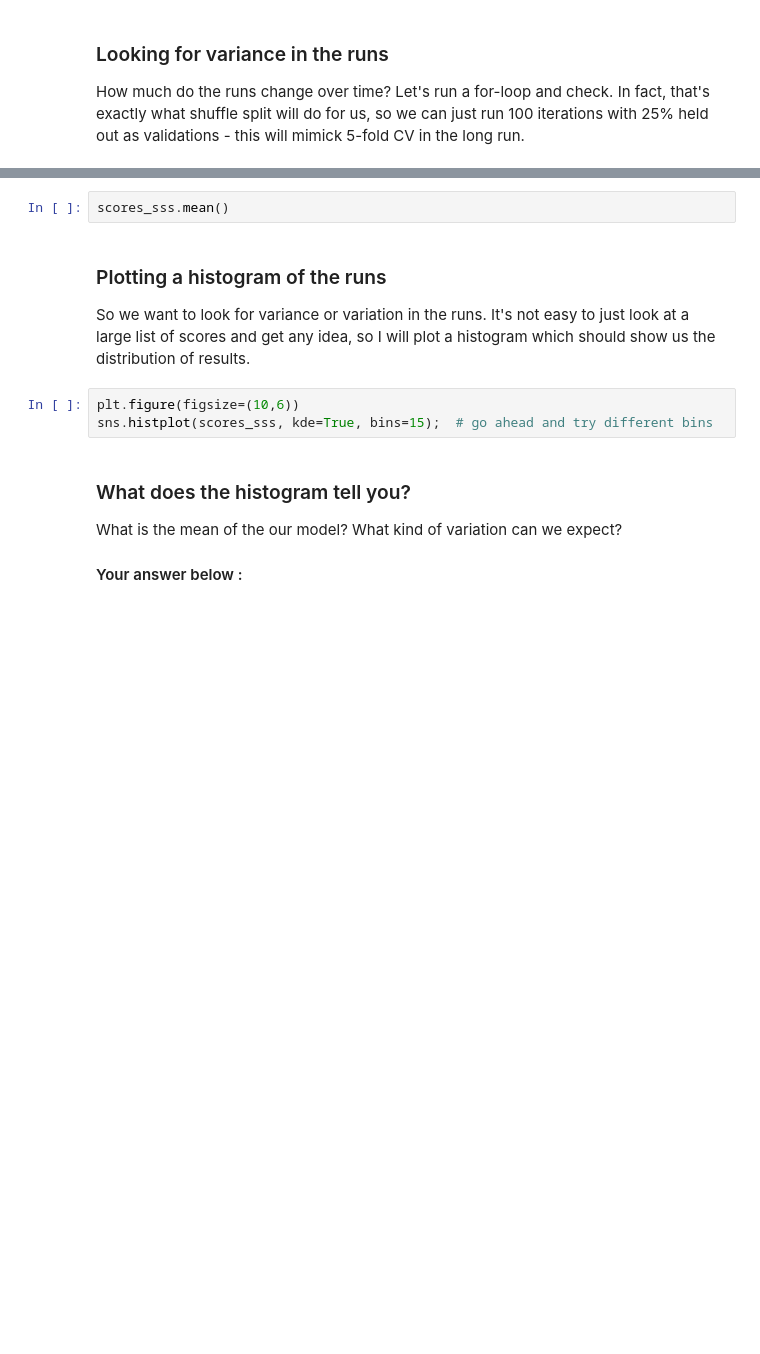
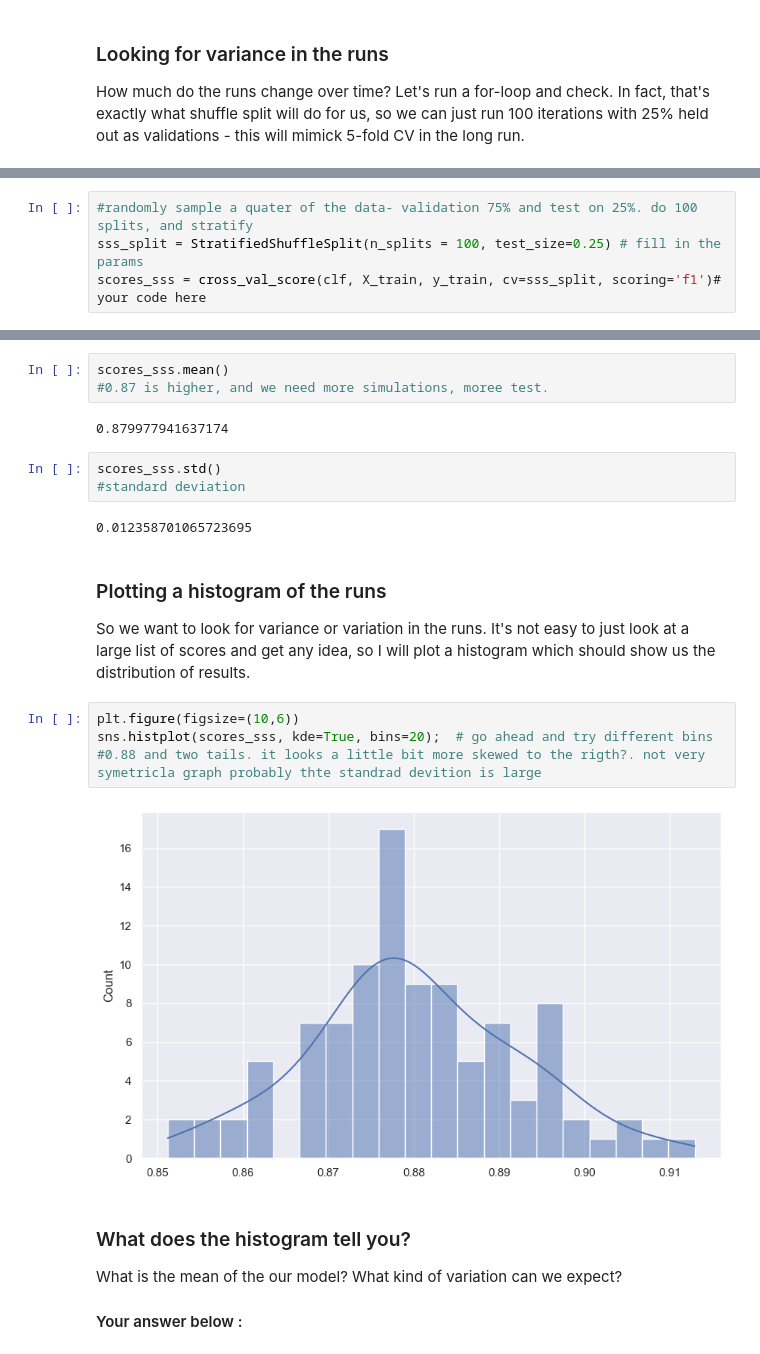
Before and after one commit to AICarope/data-science-machine-learning-main, a Jupyter notebook: notebooks/07_Decision_Trees_Cross_Validation.ipynb, the cells around one changed output, grey strips where cells are left out. Cells and saved outputs as stored; diff of their text form; blank space fills up the shorter version.

```diff
--- a/notebooks/07_Decision_Trees_Cross_Validation.ipynb
+++ b/notebooks/07_Decision_Trees_Cross_Validation.ipynb
@@ -122,3 +129,7 @@ scores_sss = # your code here
+# %%
+#randomly sample a quater of the data- validation 75% and test on 25%. do 100 splits, and stratify
+sss_split = StratifiedShuffleSplit(n_splits = 100, test_size=0.25) # fill in the params
+scores_sss = cross_val_score(clf, X_train, y_train, cv=sss_split, scoring='f1')# your code here
 # %%
 # print at your own risk!
 print (scores_sss)
@@ -125,12 +154,23 @@ print (scores_sss)
-# %%
-scores_sss.mean()
+# %%
+scores_sss.mean()
+#0.87 is higher, and we need more simulations, moree test.
+# %% [output]
+0.879977941637174
+# %%
+scores_sss.std()
+#standard deviation
+# %% [output]
+0.012358701065723695
 # %% [markdown]
 ### Plotting a histogram of the runs
 
 So we want to look for variance or variation in the runs. It's not easy to just look at a large list of scores and get any idea, so I will plot a histogram which should show us the distribution of results.
 # %%
 plt.figure(figsize=(10,6))
-sns.histplot(scores_sss, kde=True, bins=15);  # go ahead and try different bins
+sns.histplot(scores_sss, kde=True, bins=20);  # go ahead and try different bins
+#0.88 and two tails. it looks a little bit more skewed to the rigth?. not very symetricla graph probably thte standrad devition is large
+# %% [output]
+[figure, added]
 # %% [markdown]
 ### What does the histogram tell you?
 
```
Also changed, not shown: parts of 44 cells of this notebook, 1 other file.
